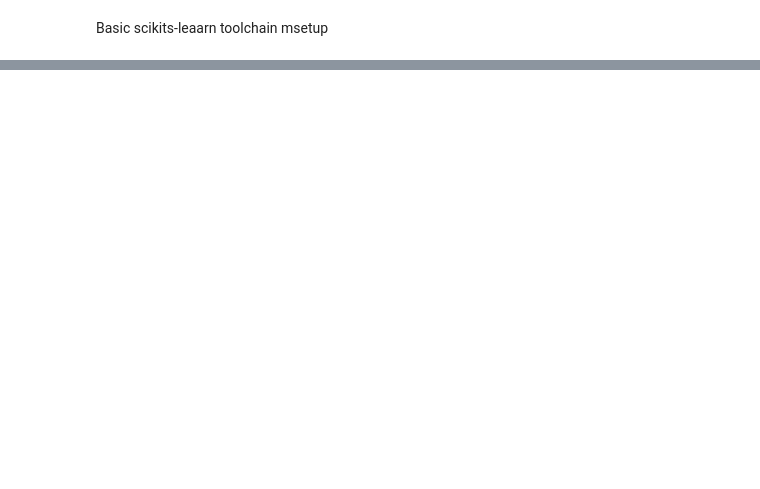
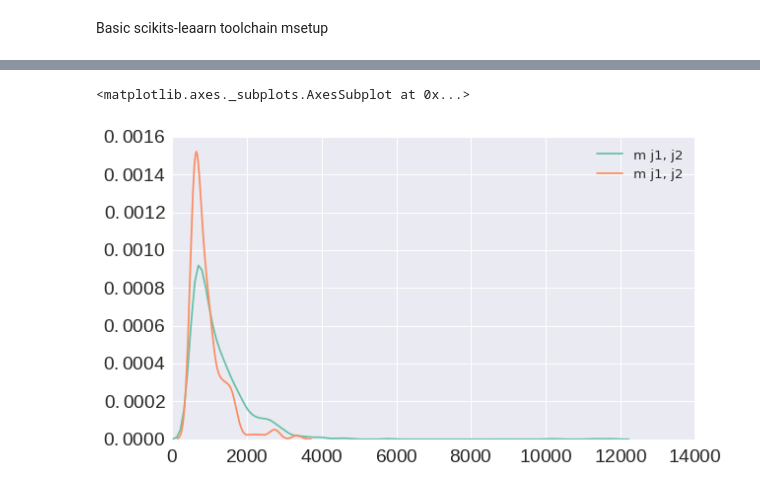
Before and after one commit to HiggsToolsRepo/VBFs_MC, a Jupyter notebook: ML/ML.ipynb, the cells around one changed output, grey strips where cells are left out. Cells and saved outputs as stored; diff of their text form; code cells hidden in the pictures; blank space fills up the shorter version.

```diff
--- a/ML/ML.ipynb
+++ b/ML/ML.ipynb
@@ -218,0 +183,7 @@ array([[ 0.29930963,  0.70069037],
+# %%
+f2 = 'm j1, j2'
+seaborn.kdeplot(signal[f2])
+seaborn.kdeplot(background[f2])
+# %% [output]
+<matplotlib.axes._subplots.AxesSubplot at 0x...>
+[figure, added]
```
Also changed, not shown: parts of 56 cells of this notebook.
